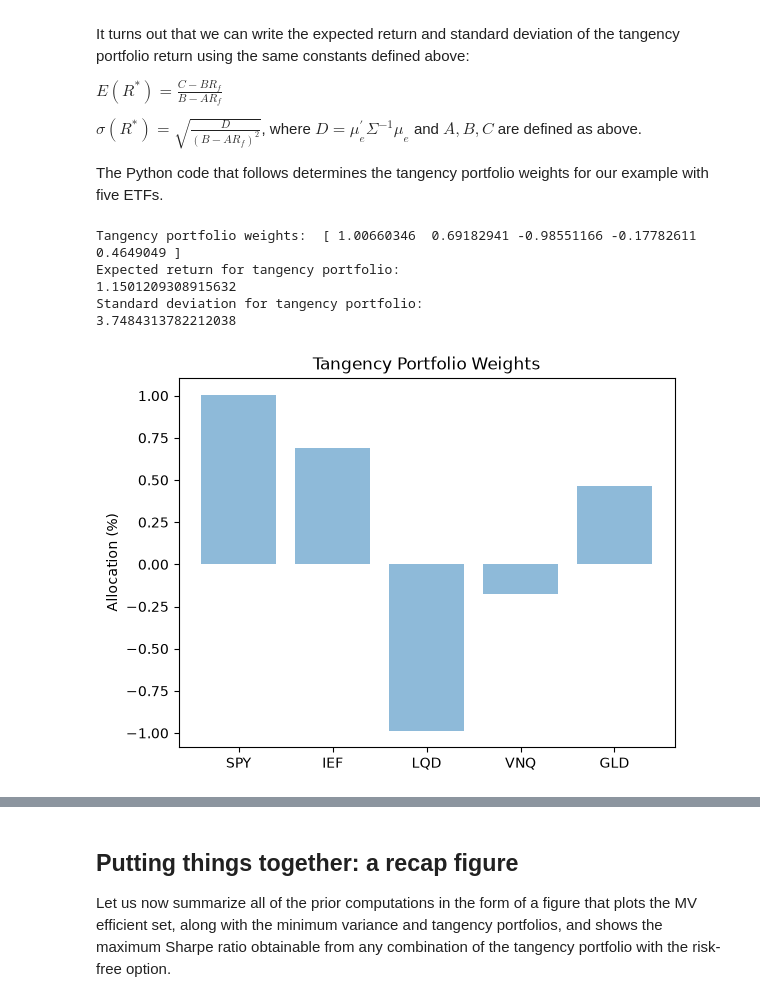
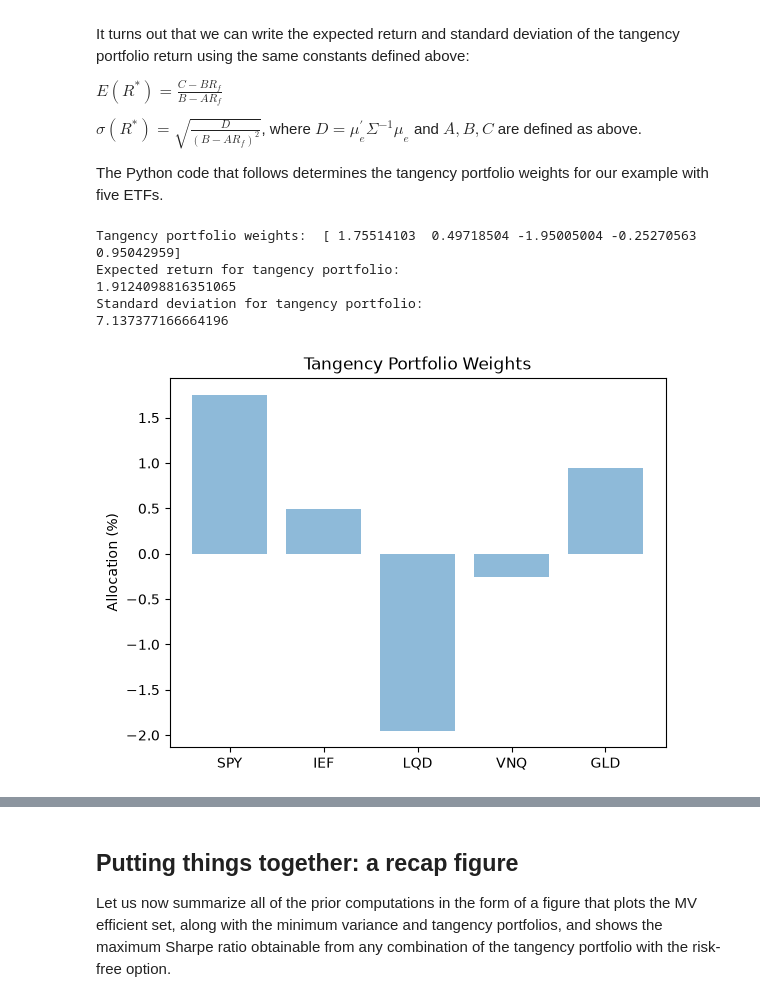
Before and after one commit to bradleypaye/fin4414, a Jupyter notebook: notebooks/MVPortfolio.ipynb, the cells around one changed output, grey strips where cells are left out. Drawn from its saved outputs; the diff is of its cells as text; code cells hidden in the pictures.

```diff
--- a/notebooks/MVPortfolio.ipynb
+++ b/notebooks/MVPortfolio.ipynb
@@ -496,40 +496,40 @@ $\sigma(R^{\ast}) = \sqrt{\frac{D}{(B-AR_{f})^{2}}}$, where $D = \mu_{e}^{\prime
 
 The Python code that follows determines the tangency portfolio weights for our example with five ETFs.
 # %%
-#Set risk-free rate. The interpretation here is 0.25% per month, which is 3% annually
-Rf = 0.25
+#Set risk-free rate. The interpretation here is roughly 0.33% per month, which is 4% annually
+Rf = 4/12
 
 #compute risk premium estimates for the assets
 mu_e = mean_ret - Rf
 
 norm_scalar = np.transpose(onevec)@invcovmat@mu_e
 wtang = (1/norm_scalar)*invcovmat@mu_e
 print("Tangency portfolio weights: ", wtang)
 
 tangmean = (C - B*Rf)/(B-A*Rf)
 print("Expected return for tangency portfolio:")
 print(tangmean)
 
 D = np.transpose(mu_e)@invcovmat@mu_e
 tangvar = D/(B-A*Rf)**2
 tangsd = np.sqrt(tangvar)
 print("Standard deviation for tangency portfolio:")
 print(tangsd)
 
 #Plot the weights in the tangency portfolio
 N = len(mean_ret.index)
 plt.bar(np.arange(0,N), wtang, align='center', alpha=0.5)
 plt.xticks(np.arange(0,N), mean_ret.index)
 plt.ylabel('Allocation (%)')
 plt.title('Tangency Portfolio Weights')
 
 plt.show()
 # %% [output]
-Tangency portfolio weights:  [ 1.00660346  0.69182941 -0.98551166 -0.17782611  0.4649049 ]
+Tangency portfolio weights:  [ 1.75514103  0.49718504 -1.95005004 -0.25270563  0.95042959]
 Expected return for tangency portfolio:
-1.1501209308915632
+1.9124098816351065
 Standard deviation for tangency portfolio:
-3.7484313782212038
+7.137377166664196
-[figure, old version]
+[figure, new version]
 # %% [markdown]
 ### A Concern
```
Also changed, not shown: parts of 10 cells of this notebook, 1 other file.
